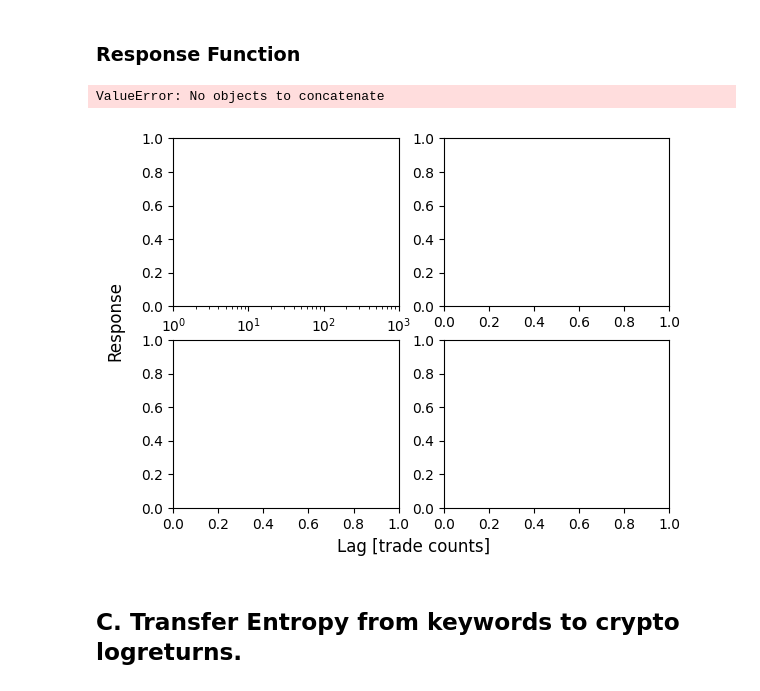
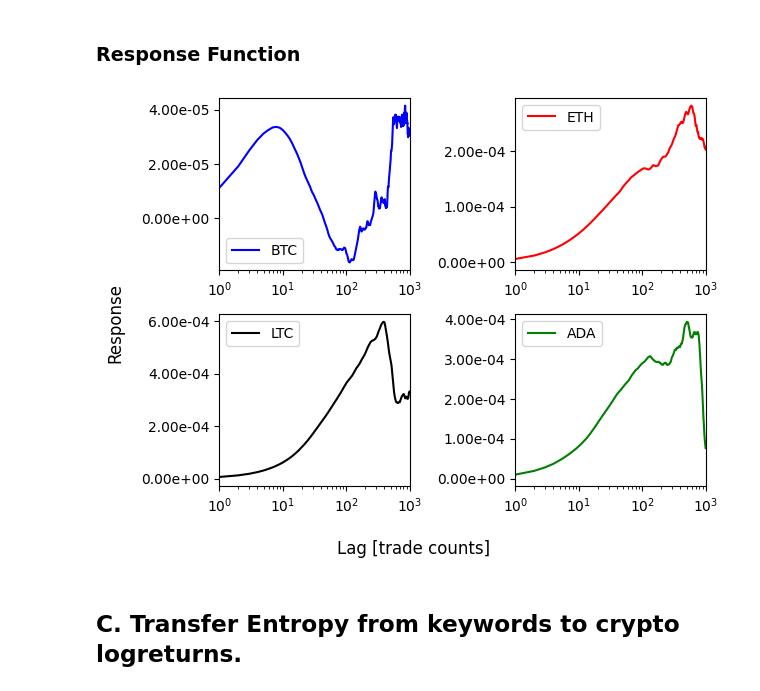
Before and after one commit to joanne-affolter/Financial-big-data, a Jupyter notebook: Results.ipynb, the cells around one changed output. Saved outputs shown, nothing was run; the diff lists cells and outputs as text; code cells hidden in the pictures.

```diff
--- a/Results.ipynb
+++ b/Results.ipynb
@@ -164,11 +162,11 @@ plot.acf_volatility(df_btc, df_ada, df_eth, df_ltc, time_window = 5)
 [figure]
 # %% [markdown]
 ### Response Function
-# %%
-plot.plot_response_plot()
-# %% [output]
-ValueError: No objects to concatenate
-[figure, removed]
+# %%
+data_dir = "data/raw/"
+plot.plot_response_plot(data_dir)
+# %% [output]
+[figure, added]
 # %% [markdown]
 ## C. Transfer Entropy from keywords to crypto logreturns.
 # %%
```
Also changed, not shown: parts of 12 cells of this notebook, 2 other files.
